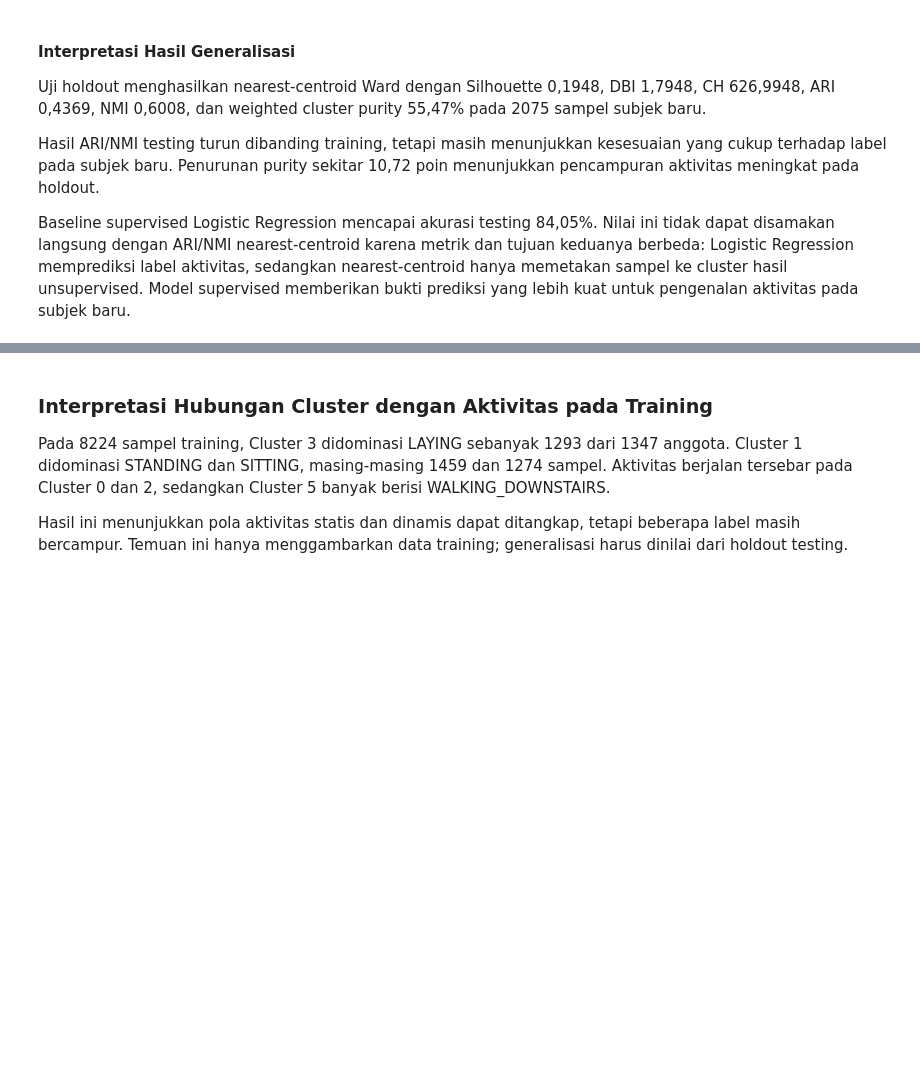
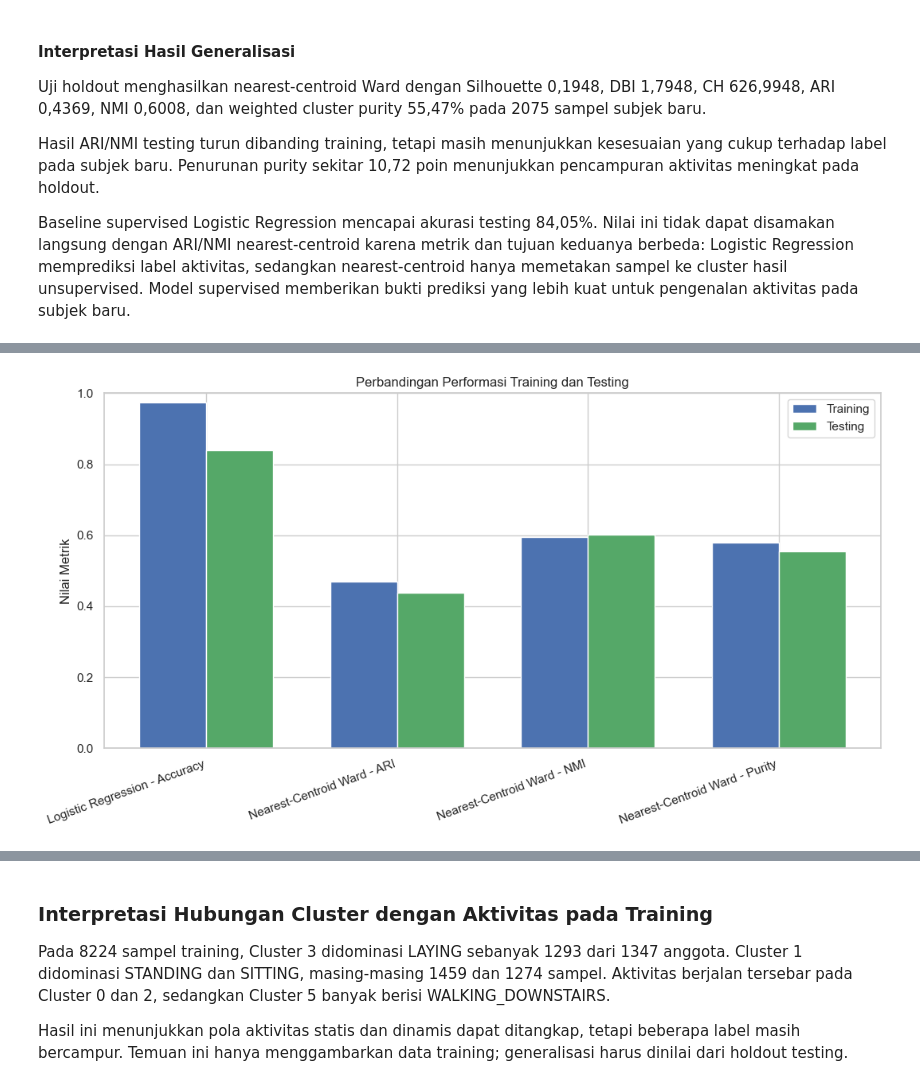
Before and after one commit to KLVA147/10_DS-IF-A_DC-Cakung, a Jupyter notebook: Main.ipynb, the cells around one changed output, grey strips where cells are left out. Cells and saved outputs as stored; diff of their text form; code cells hidden in the pictures; blank space fills up the shorter version.

Commit message:
Implement code changes to enhance functionality and improve performance

```diff
--- a/Main.ipynb
+++ b/Main.ipynb
@@ -1554,0 +1559,80 @@ Baseline supervised Logistic Regression mencapai akurasi testing 84,05%. Nilai i
+# %%
+# PERBANDINGAN TRAINING VS TESTING
+
+# Akurasi supervised pada training dan testing
+y_train_pred = supervised_model.predict(X_train_pca)
+train_accuracy = accuracy_score(y_train, y_train_pred)
+test_accuracy = supervised_accuracy
+accuracy_gap = train_accuracy - test_accuracy
+
+# Pemetaan nearest-centroid pada training
+train_cluster_proxy = ward_centroid.predict(X_train_pca)
+train_proxy_ari = adjusted_rand_score(y_train, train_cluster_proxy)
+train_proxy_nmi = normalized_mutual_info_score(y_train, train_cluster_proxy)
+train_proxy_purity = (
+    pd.crosstab(
+        pd.Series(y_train, name='Aktivitas'),
+        pd.Series(train_cluster_proxy, name='Cluster')
+    ).max(axis=0).sum()
+    / len(y_train)
+)
+
+model_comparison = pd.DataFrame({
+    'Metode': [
+        'Logistic Regression - Accuracy',
+        'Nearest-Centroid Ward - ARI',
+        'Nearest-Centroid Ward - NMI',
+        'Nearest-Centroid Ward - Purity'
+    ],
+    'Training': [
+        train_accuracy,
+        train_proxy_ari,
+        train_proxy_nmi,
+        train_proxy_purity
+    ],
+    'Testing': [
+        test_accuracy,
+        holdout_ari,
+        holdout_nmi,
+        holdout_cluster_purity
+    ]
+})
+model_comparison['Selisih Training-Testing'] = (
+    model_comparison['Training'] - model_comparison['Testing']
+)
+
+print("=== PERBANDINGAN TRAINING DAN TESTING ===")
+display(model_comparison.round(4))
+
+if accuracy_gap > 0.10:
+    fit_status = "Indikasi overfitting: selisih akurasi training-testing lebih dari 10%"
+elif train_accuracy < 0.70 and test_accuracy < 0.70:
+    fit_status = "Indikasi underfitting: akurasi training dan testing sama-sama rendah"
+elif accuracy_gap > 0.05:
+    fit_status = "Sedikit overfitting: performa training lebih tinggi tetapi testing masih layak"
+else:
+    fit_status = "Model relatif baik/generalizable: selisih training-testing kecil"
+
+print("\nAkurasi training:", f"{train_accuracy * 100:.2f}%")
+print("Akurasi testing:", f"{test_accuracy * 100:.2f}%")
+print("Selisih akurasi:", f"{accuracy_gap * 100:.2f} poin persentase")
+print("Diagnosis:", fit_status)
+
+comparison_plot = model_comparison.copy()
+comparison_plot['Metrik'] = comparison_plot['Metode']
+
+fig, ax = plt.subplots(figsize=(11, 6))
+x = np.arange(len(comparison_plot))
+width = 0.35
+
+ax.bar(x - width/2, comparison_plot['Training'], width, label='Training', color='#4C72B0')
+ax.bar(x + width/2, comparison_plot['Testing'], width, label='Testing', color='#55A868')
+ax.set_xticks(x)
+ax.set_xticklabels(comparison_plot['Metode'], rotation=20, ha='right')
+ax.set_ylabel('Nilai Metrik')
+ax.set_ylim(0, 1)
+ax.set_title('Perbandingan Performasi Training dan Testing')
+ax.legend()
+plt.tight_layout()
+plt.show()
+# %% [output]
@@ -1554,0 +1649 @@ Baseline supervised Logistic Regression mencapai akurasi testing 84,05%. Nilai i
+[figure, added]
```
Also changed, not shown: parts of 6 cells of this notebook.
